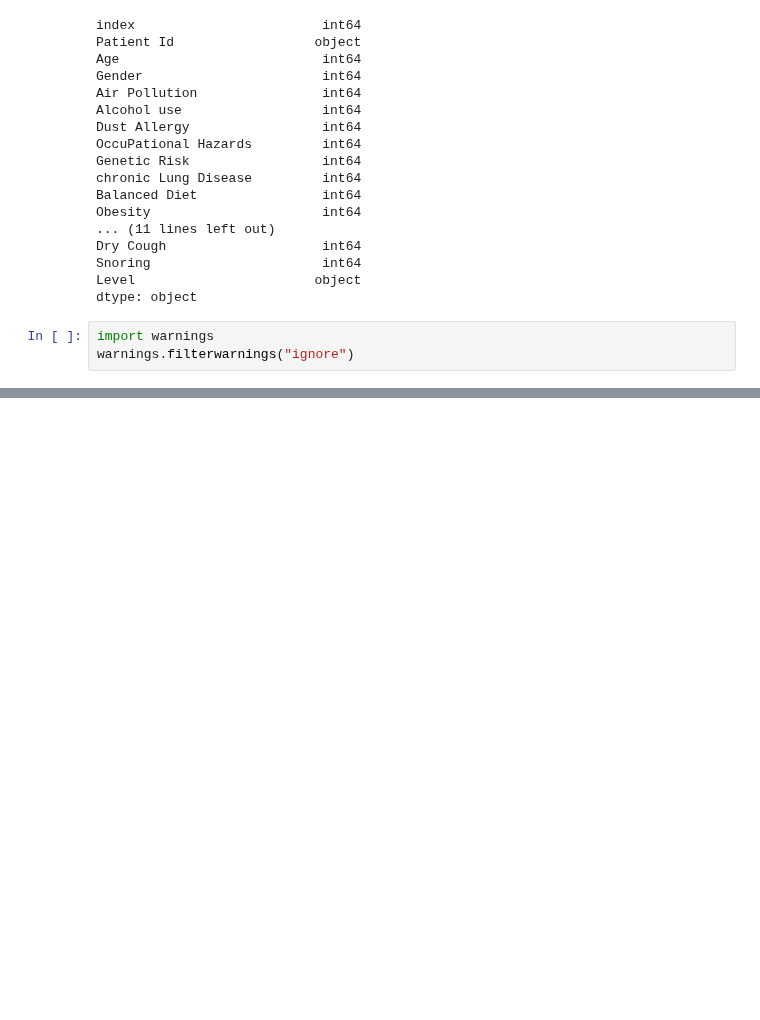
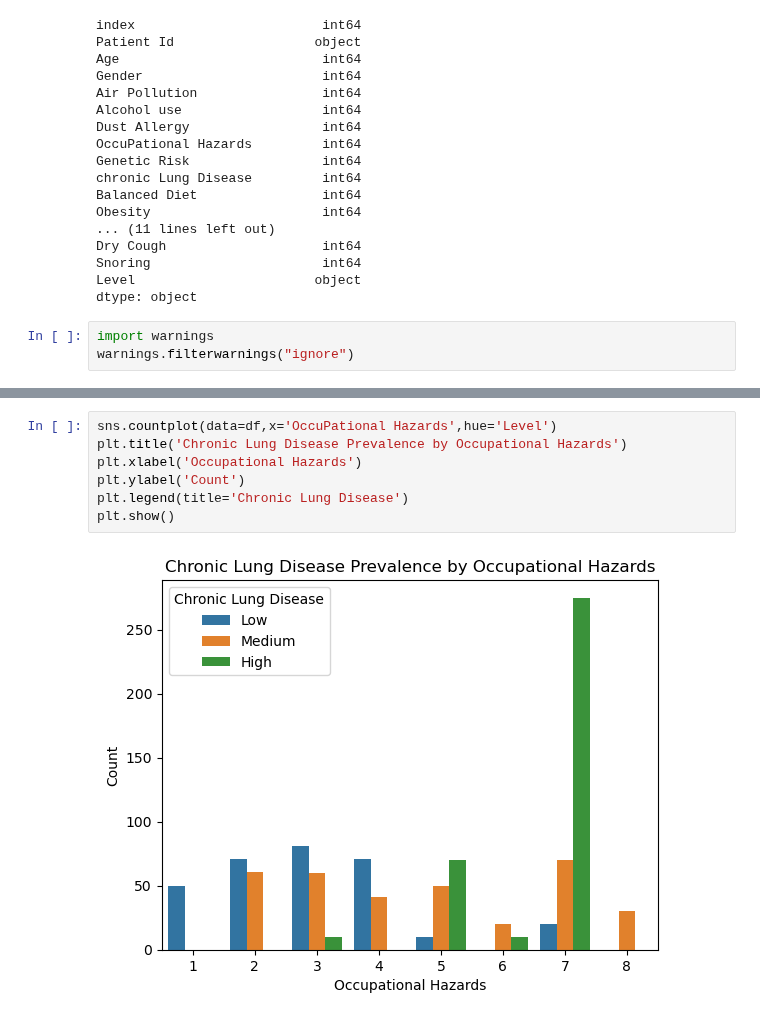
Before and after one commit to kxrrym03/Lung-Cancer-Analysis, a Jupyter notebook: Lung Cancer Analysis.ipynb, the cells around one changed output, grey strips where cells are left out. Saved outputs shown, nothing was run; the diff lists cells and outputs as text; blank space fills up the shorter version.

```diff
--- a/Lung Cancer Analysis.ipynb
+++ b/Lung Cancer Analysis.ipynb
@@ -109,0 +123,9 @@ warnings.filterwarnings("ignore")
+# %%
+sns.countplot(data=df,x='OccuPational Hazards',hue='Level')
+plt.title('Chronic Lung Disease Prevalence by Occupational Hazards')
+plt.xlabel('Occupational Hazards')
+plt.ylabel('Count')
+plt.legend(title='Chronic Lung Disease')
+plt.show()
+# %% [output]
+[figure, added]
```
Also changed, not shown: parts of 3 cells of this notebook.
